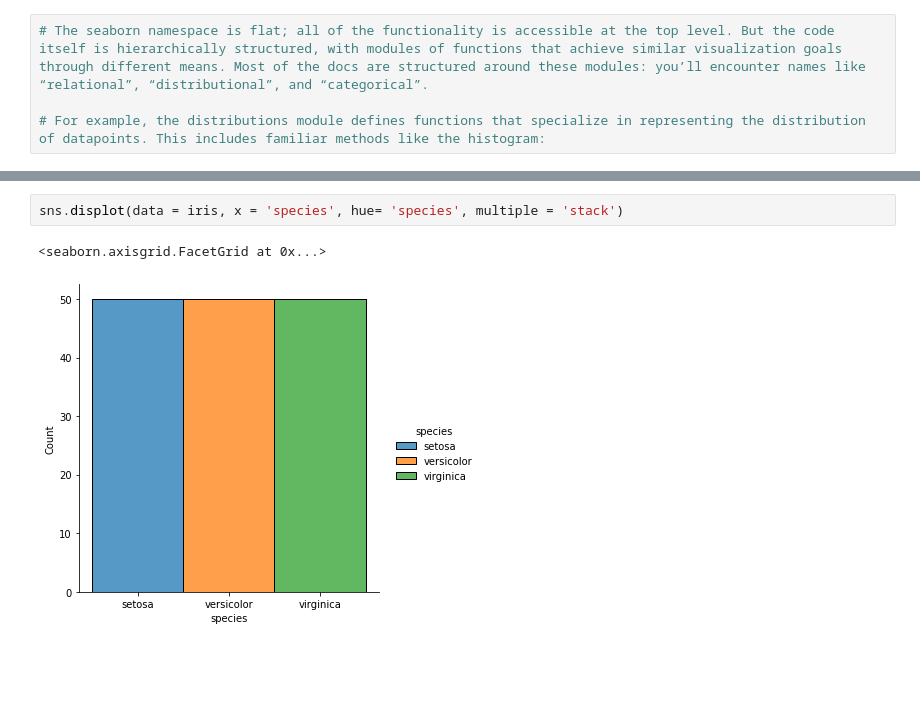
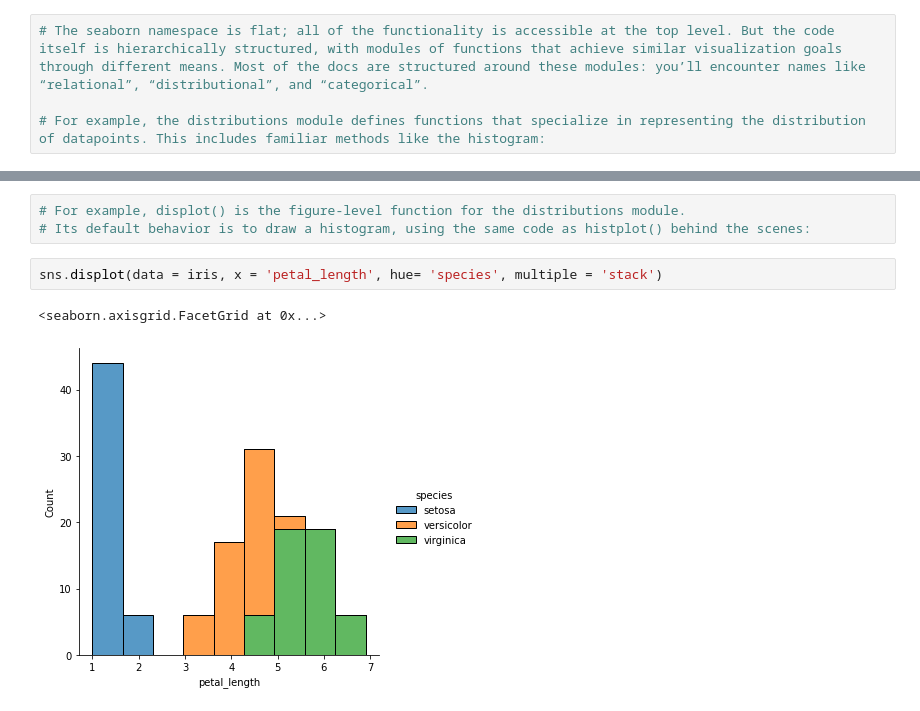
Before and after one commit to chimaihueze/Seaborn, a Jupyter notebook: plotting-functions.ipynb, the cells around one changed output, grey strips where cells are left out. Drawn from its saved outputs; the diff is of its cells as text; blank space fills up the shorter version.

```diff
--- a/plotting-functions.ipynb
+++ b/plotting-functions.ipynb
@@ -83,5 +100,8 @@ sns.histplot(data = iris, x = 'species', y = 'petal_length', hue = 'species', mu
+# %%
+# For example, displot() is the figure-level function for the distributions module.
+# Its default behavior is to draw a histogram, using the same code as histplot() behind the scenes:
 # %%
-sns.displot(data = iris, x = 'species', hue= 'species', multiple = 'stack')
+sns.displot(data = iris, x = 'petal_length', hue= 'species', multiple = 'stack')
 # %% [output]
 <seaborn.axisgrid.FacetGrid at 0x...>
-[figure, old version]
+[figure, new version]
```
Also changed, not shown: parts of 5 cells of this notebook, 1 other file.
